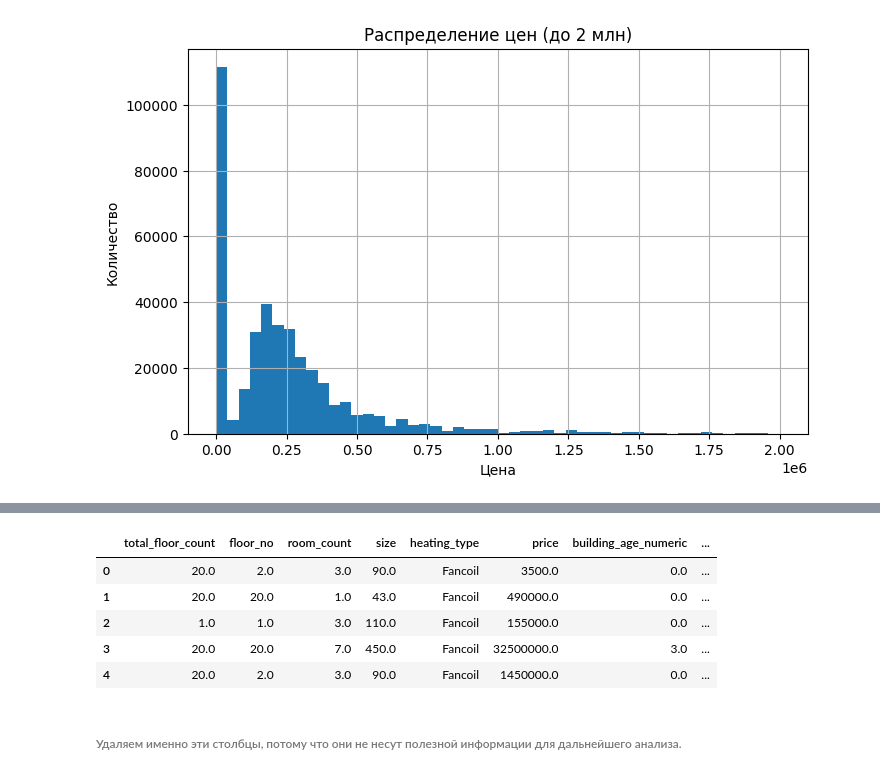
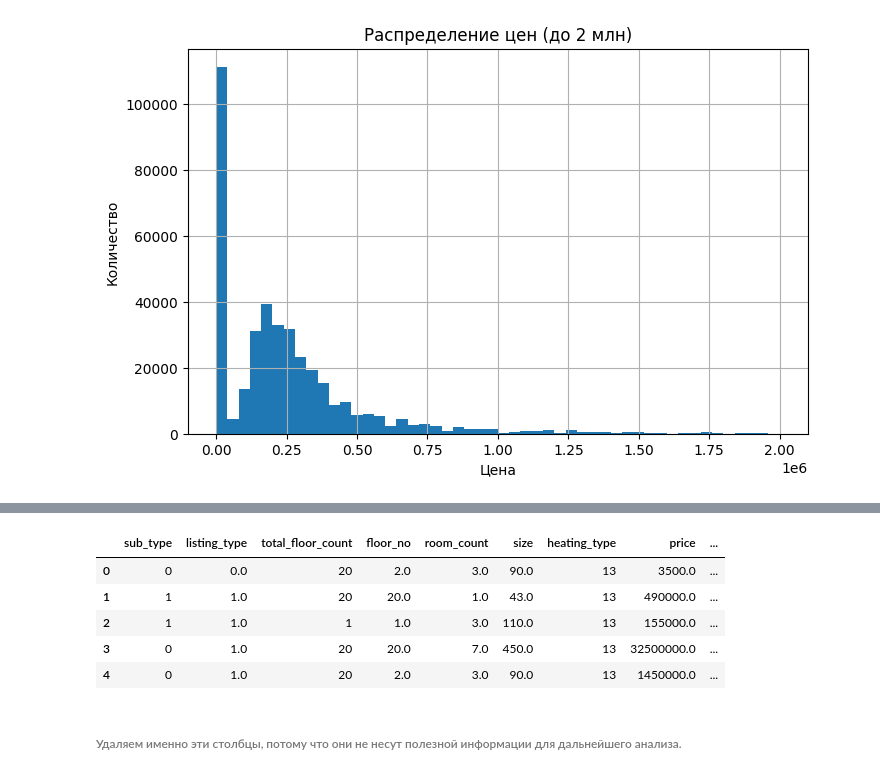
Before and after one commit to mewkfeli/MachineLearning_TeamWork, a Jupyter notebook: Командный.ipynb, the cells around one changed output, grey strips where cells are left out. Saved outputs shown, nothing was run; the diff lists cells and outputs as text; code cells hidden in the pictures.

```diff
--- a/Командный.ipynb
+++ b/Командный.ipynb
@@ -339,0 +330,4 @@ df.head()
+# %%
+# Преобразовываем sub_type в числовые значения
+sub_type_mapping = {value: idx for idx, value in enumerate(df['sub_type'].unique())}
+df['sub_type'] = df['sub_type'].map(sub_type_mapping)
@@ -339,0 +344,11 @@ df.head()
+# %%
+df = df[df['listing_type'] != 3]
+# %%
+# Создаем словарь для преобразования
+listing_type_mapping = {
+    'Rent': 0,
+    'Sale': 1
+}
+
+# Преобразуем колонку в числовой формат
+df['listing_type'] = df['listing_type'].map(listing_type_mapping)
@@ -410,17 +475,17 @@ plt.show()
 # %%
 # Удаляем ненужные столбцы
 drop_cols = [
     'id', 'address', 'start_date', 'end_date', 'tom', 'building_age',
-    'sub_type', 'type', 'listing_type', 'price_currency', 'furnished'
+    'type', 'price_currency', 'furnished'
 ]
 df.drop(columns=[col for col in drop_cols if col in df.columns], inplace=True)
 df.head()
 # %% [output]
-|  | total_floor_count | floor_no | room_count | size | heating_type | price | building_age_numeric | ... |
-| 0 | 20.0 | 2.0 | 3.0 | 90.0 | Fancoil | 3500.0 | 0.0 | ... |
-| 1 | 20.0 | 20.0 | 1.0 | 43.0 | Fancoil | 490000.0 | 0.0 | ... |
-| 2 | 1.0 | 1.0 | 3.0 | 110.0 | Fancoil | 155000.0 | 0.0 | ... |
-| 3 | 20.0 | 20.0 | 7.0 | 450.0 | Fancoil | 32500000.0 | 3.0 | ... |
-| 4 | 20.0 | 2.0 | 3.0 | 90.0 | Fancoil | 1450000.0 | 0.0 | ... |
+|  | sub_type | listing_type | total_floor_count | floor_no | room_count | size | heating_type | price | ... |
+| 0 | 0 | 0.0 | 20 | 2.0 | 3.0 | 90.0 | 13 | 3500.0 | ... |
+| 1 | 1 | 1.0 | 20 | 20.0 | 1.0 | 43.0 | 13 | 490000.0 | ... |
+| 2 | 1 | 1.0 | 1 | 1.0 | 3.0 | 110.0 | 13 | 155000.0 | ... |
+| 3 | 0 | 1.0 | 20 | 20.0 | 7.0 | 450.0 | 13 | 32500000.0 | ... |
+| 4 | 0 | 1.0 | 20 | 2.0 | 3.0 | 90.0 | 13 | 1450000.0 | ... |
 # %% [markdown]
 ###### Удаляем именно эти столбцы, потому что они не несут полезной информации для дальнейшего анализа.
```
Also changed, not shown: parts of 20 cells of this notebook, 1 other file.
